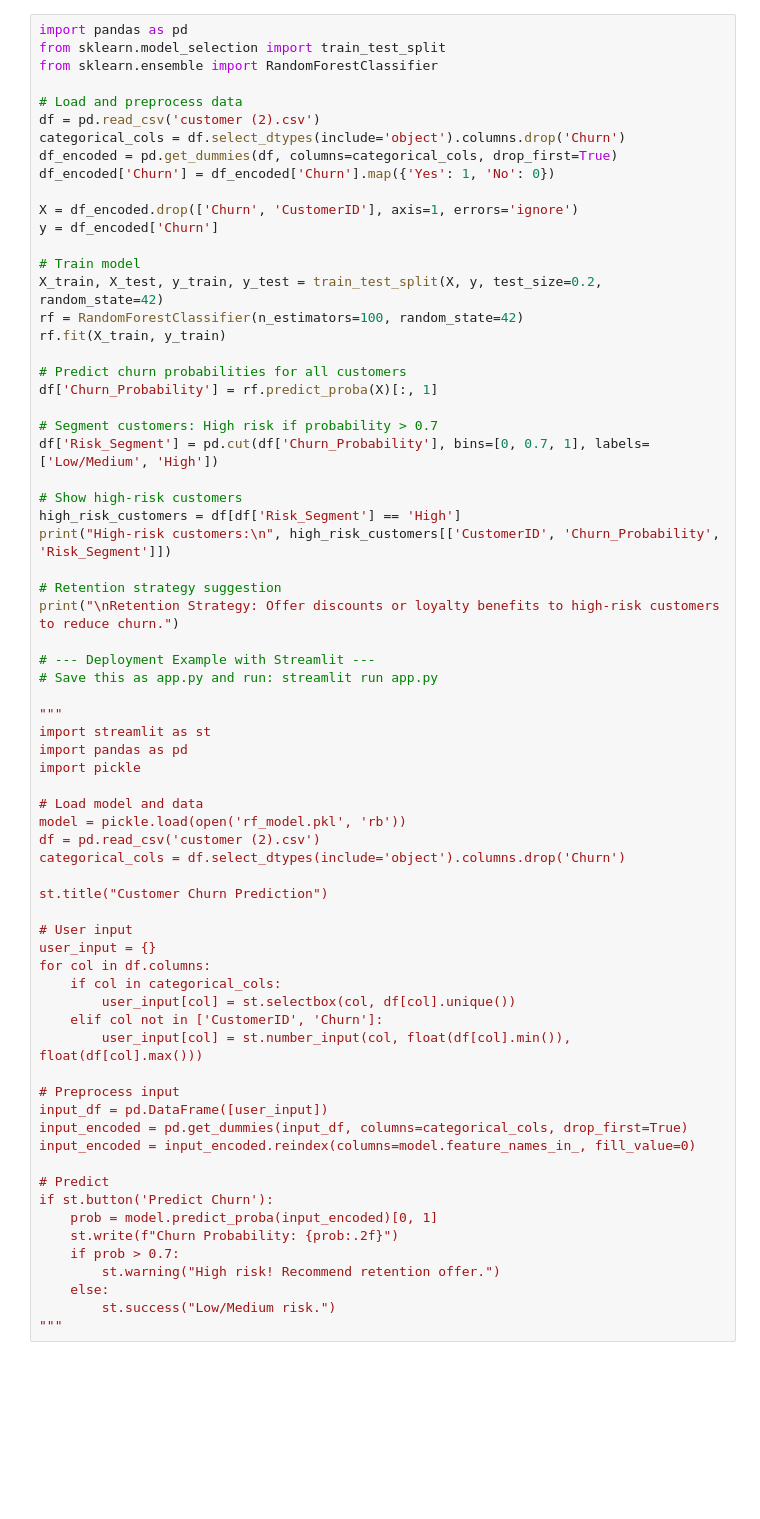
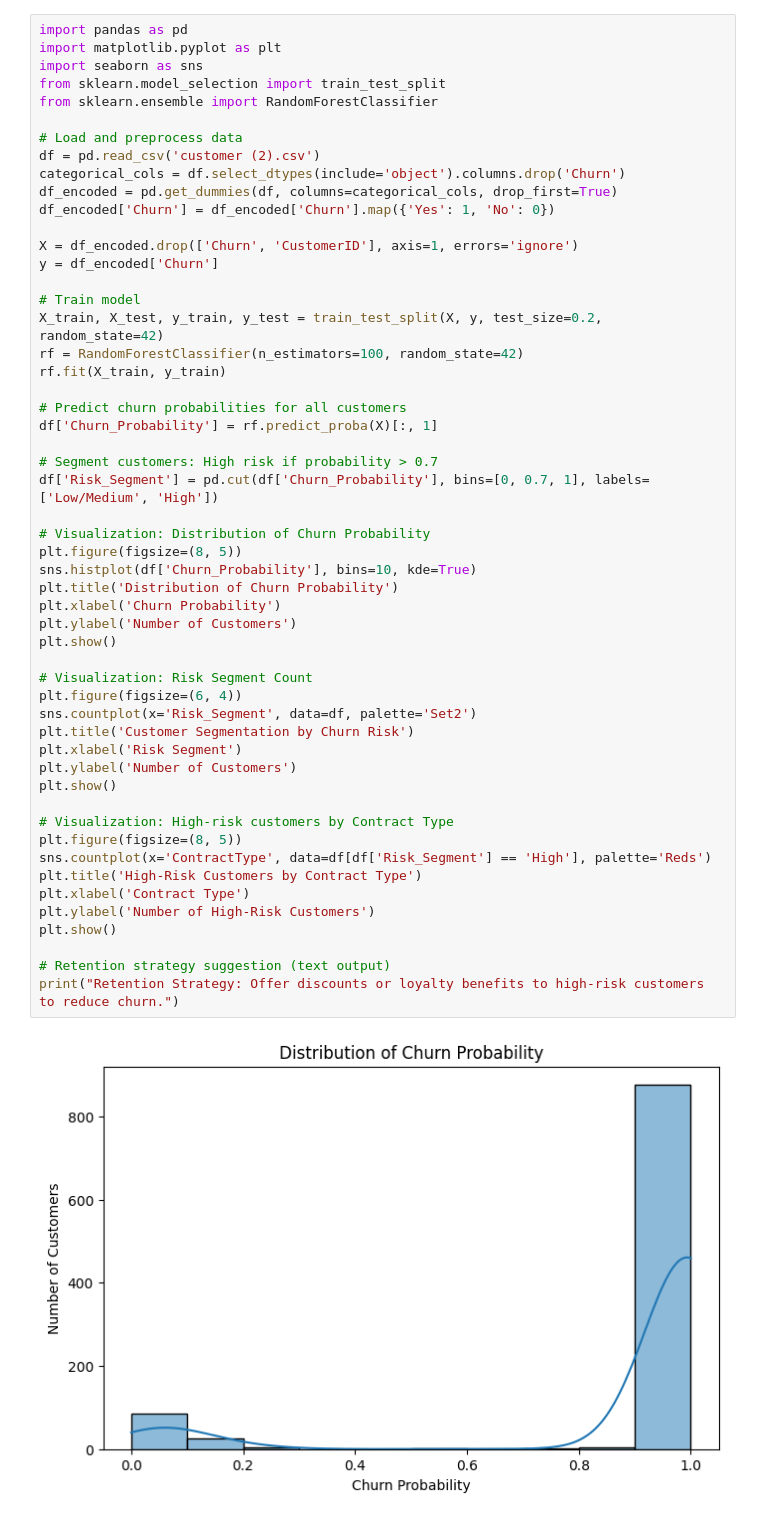
Before and after one commit to ayandev0504/Customer-Churn-Analysis-Using-Python, a Jupyter notebook: Business Insights.ipynb, the cells around one changed output. Saved outputs shown, nothing was run; the diff lists cells and outputs as text; blank space fills up the shorter version.

```diff
--- a/Business Insights.ipynb
+++ b/Business Insights.ipynb
@@ -1,70 +1,55 @@
 # %%
 import pandas as pd
+import matplotlib.pyplot as plt
+import seaborn as sns
 from sklearn.model_selection import train_test_split
 from sklearn.ensemble import RandomForestClassifier
 
 # Load and preprocess data
 df = pd.read_csv('customer (2).csv')
 categorical_cols = df.select_dtypes(include='object').columns.drop('Churn')
 df_encoded = pd.get_dummies(df, columns=categorical_cols, drop_first=True)
 df_encoded['Churn'] = df_encoded['Churn'].map({'Yes': 1, 'No': 0})
 
 X = df_encoded.drop(['Churn', 'CustomerID'], axis=1, errors='ignore')
 y = df_encoded['Churn']
 
 # Train model
 X_train, X_test, y_train, y_test = train_test_split(X, y, test_size=0.2, random_state=42)
 rf = RandomForestClassifier(n_estimators=100, random_state=42)
 rf.fit(X_train, y_train)
 
 # Predict churn probabilities for all customers
 df['Churn_Probability'] = rf.predict_proba(X)[:, 1]
 
 # Segment customers: High risk if probability > 0.7
 df['Risk_Segment'] = pd.cut(df['Churn_Probability'], bins=[0, 0.7, 1], labels=['Low/Medium', 'High'])
 
-# Show high-risk customers
-high_risk_customers = df[df['Risk_Segment'] == 'High']
-print("High-risk customers:\n", high_risk_customers[['CustomerID', 'Churn_Probability', 'Risk_Segment']])
+# Visualization: Distribution of Churn Probability
+plt.figure(figsize=(8, 5))
+sns.histplot(df['Churn_Probability'], bins=10, kde=True)
+plt.title('Distribution of Churn Probability')
+plt.xlabel('Churn Probability')
+plt.ylabel('Number of Customers')
+plt.show()
 
-# Retention strategy suggestion
-print("\nRetention Strategy: Offer discounts or loyalty benefits to high-risk customers to reduce churn.")
+# Visualization: Risk Segment Count
+plt.figure(figsize=(6, 4))
+sns.countplot(x='Risk_Segment', data=df, palette='Set2')
+plt.title('Customer Segmentation by Churn Risk')
+plt.xlabel('Risk Segment')
+plt.ylabel('Number of Customers')
+plt.show()
 
-# --- Deployment Example with Streamlit ---
-# Save this as app.py and run: streamlit run app.py
+# Visualization: High-risk customers by Contract Type
+plt.figure(figsize=(8, 5))
+sns.countplot(x='ContractType', data=df[df['Risk_Segment'] == 'High'], palette='Reds')
+plt.title('High-Risk Customers by Contract Type')
+plt.xlabel('Contract Type')
+plt.ylabel('Number of High-Risk Customers')
+plt.show()
 
-"""
-import streamlit as st
-import pandas as pd
-import pickle
-
-# Load model and data
-model = pickle.load(open('rf_model.pkl', 'rb'))
-df = pd.read_csv('customer (2).csv')
-categorical_cols = df.select_dtypes(include='object').columns.drop('Churn')
-
-st.title("Customer Churn Prediction")
-
-# User input
-user_input = {}
-for col in df.columns:
-    if col in categorical_cols:
-        user_input[col] = st.selectbox(col, df[col].unique())
-    elif col not in ['CustomerID', 'Churn']:
-        user_input[col] = st.number_input(col, float(df[col].min()), float(df[col].max()))
-
-# Preprocess input
-input_df = pd.DataFrame([user_input])
-input_encoded = pd.get_dummies(input_df, columns=categorical_cols, drop_first=True)
-input_encoded = input_encoded.reindex(columns=model.feature_names_in_, fill_value=0)
-
-# Predict
-if st.button('Predict Churn'):
-    prob = model.predict_proba(input_encoded)[0, 1]
-    st.write(f"Churn Probability: {prob:.2f}")
-    if prob > 0.7:
-        st.warning("High risk! Recommend retention offer.")
-    else:
-        st.success("Low/Medium risk.")
-"""
+# Retention strategy suggestion (text output)
+print("Retention Strategy: Offer discounts or loyalty benefits to high-risk customers to reduce churn.")
 # %% [output]
+[figure, added]
```
Also changed, not shown: parts of 1 cell of this notebook.
